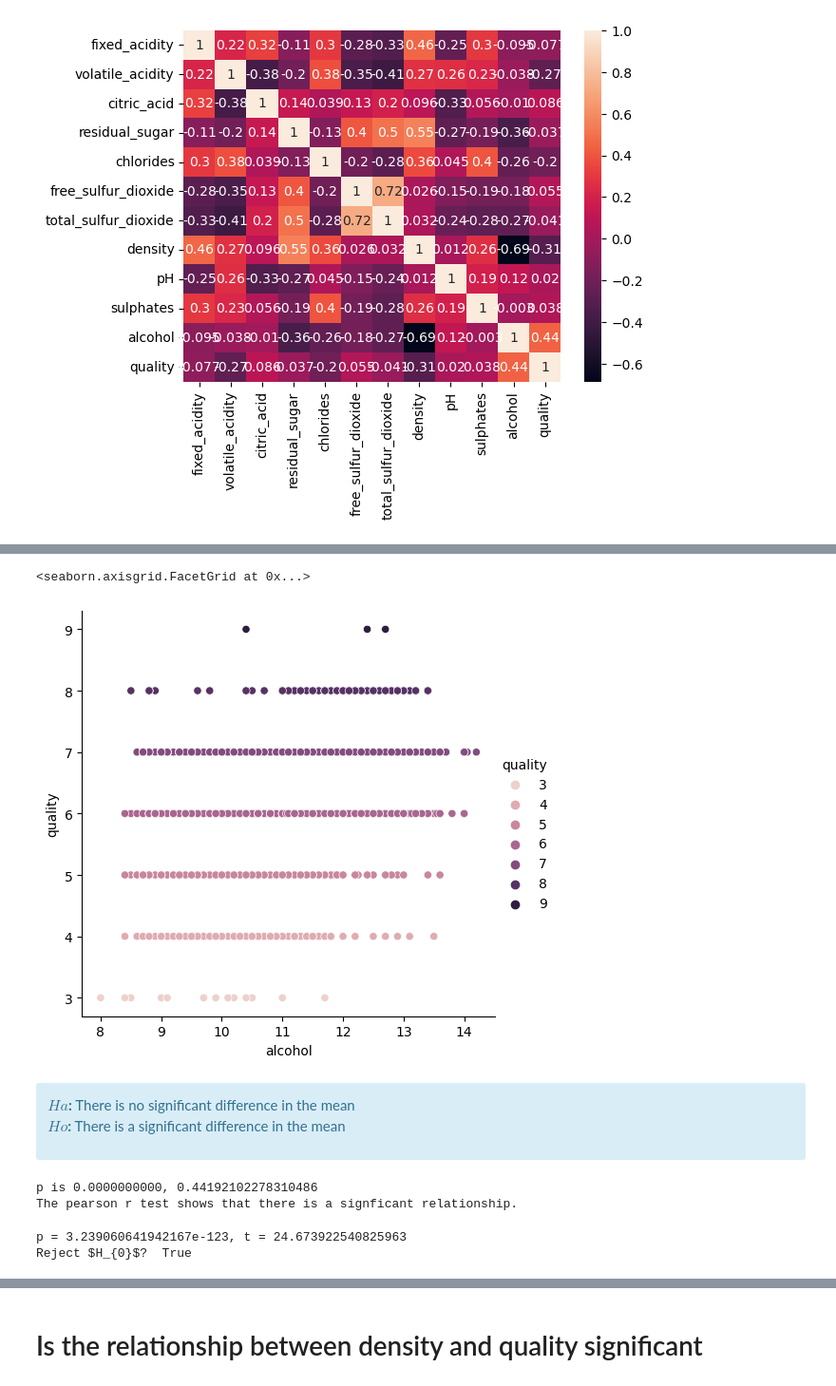
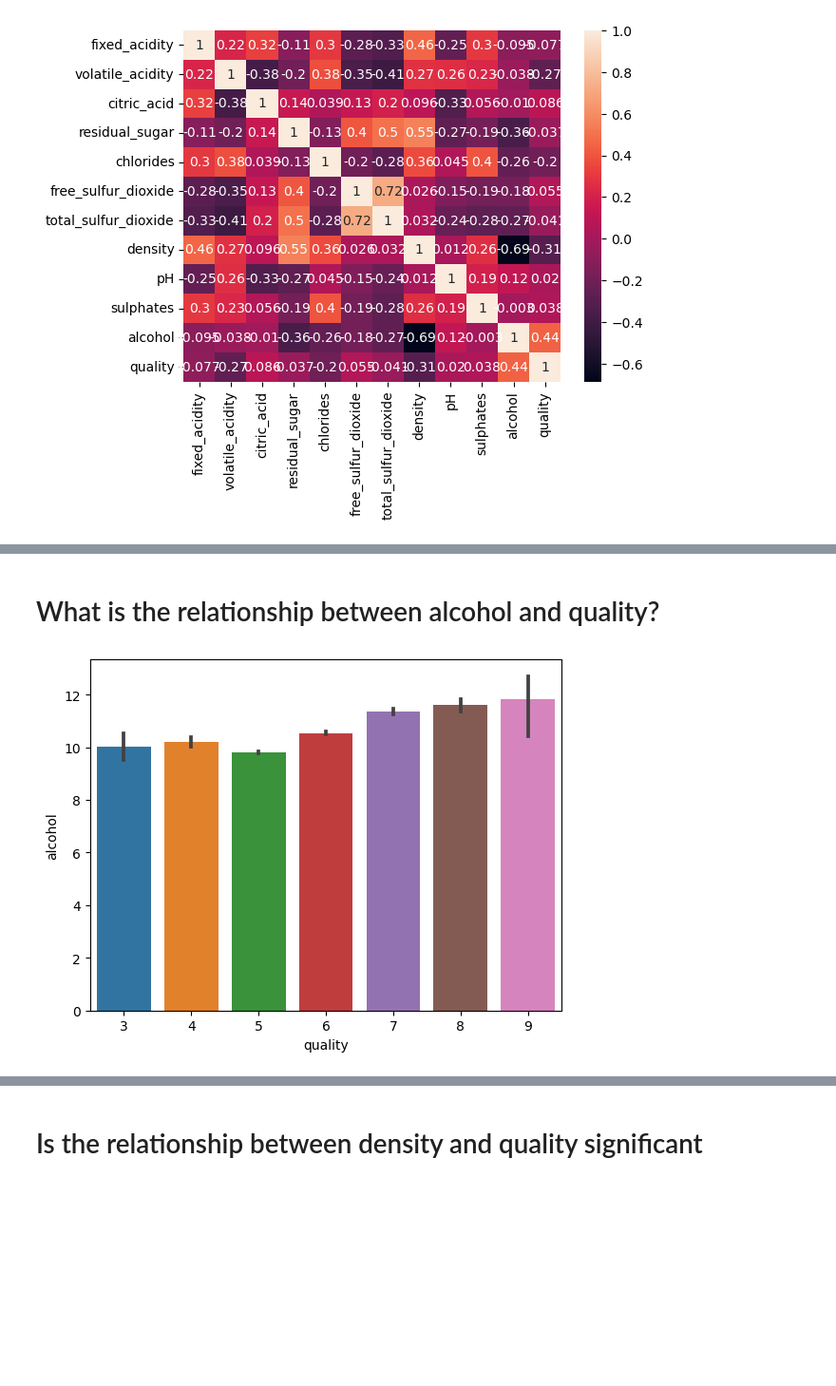
Before and after one commit to lets-wine-about-it/wine-research, a Jupyter notebook: test-final_notebook-Copy1.ipynb, the cells around one changed output, grey strips where cells are left out. Shown at 95% size. Saved outputs shown, nothing was run; the diff lists cells and outputs as text; code cells hidden in the pictures; blank space fills up the shorter version.

Commit message:
added function for viz

```diff
--- a/test-final_notebook-Copy1.ipynb
+++ b/test-final_notebook-Copy1.ipynb
@@ -75,24 +73,6 @@ mo.get_heatmap(df)
-# %%
-sns.relplot(data=train, x="alcohol", y = 'quality',hue ='quality')
-# %% [output]
-<seaborn.axisgrid.FacetGrid at 0x...>
-[figure, removed]
-# %% [markdown]
-<div class="alert alert-block alert-info">
-<b>$Ha$:</b> There is no significant difference in the mean
-
-
-<b>$Ho$:</b> There is a significant difference in the mean
-</div>
-# %%
-# function to call pearson test
-mo.pearson_test(train,'alcohol','quality')
-# %% [output]
-p is 0.0000000000, 0.44192102278310486
-The pearson r test shows that there is a signficant relationship.
-# %%
-# returns t-test
-mo.alc_t_test(train)
-# %% [output]
-p = 3.239060641942167e-123, t = 24.673922540825963
-Reject $H_{0}$?  True
+# %% [markdown]
+# What is the relationship between alcohol and quality?
+# %%
+ex.viz_barplot(train, 'quality', 'alcohol')
+# %% [output]
+[figure, added]
```
Also changed, not shown: parts of 14 cells of this notebook.
